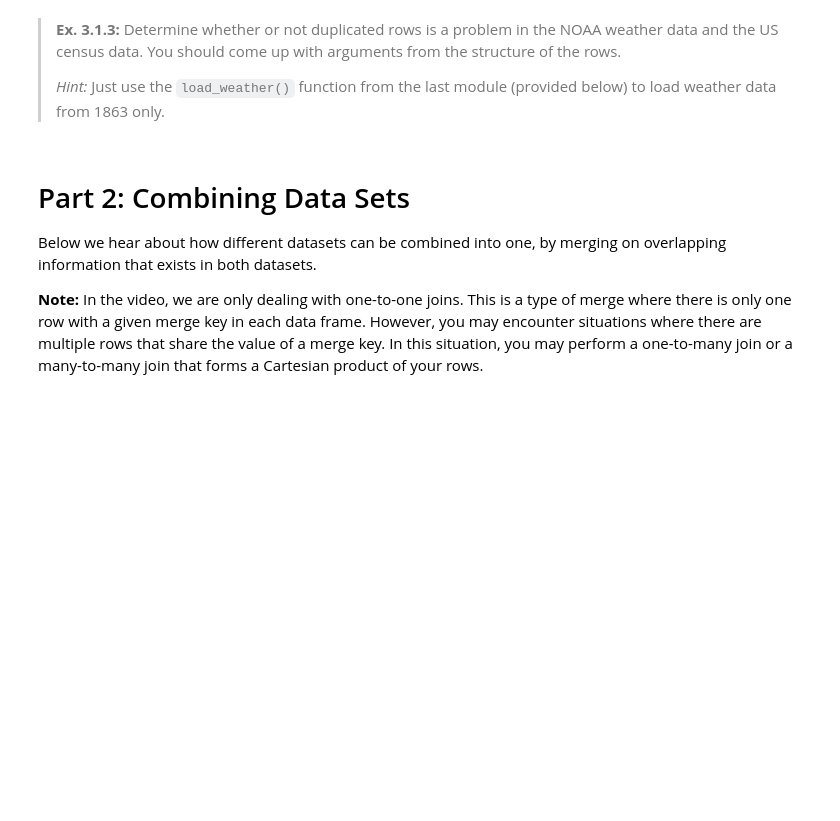
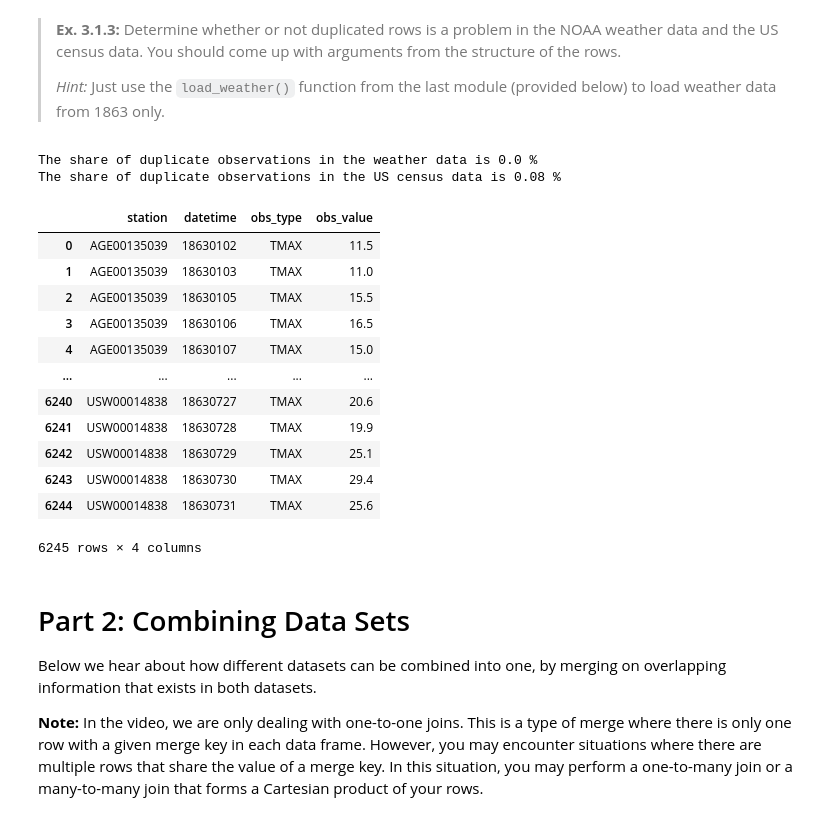
Before and after one commit to FrederikBarkholt/GruppeISDS22, a Jupyter notebook: module_3/module_3_exercises.ipynb, the cells around one changed output. Saved outputs shown, nothing was run; the diff lists cells and outputs as text; code cells hidden in the pictures; blank space fills up the shorter version.

```diff
--- a/module_3/module_3_exercises.ipynb
+++ b/module_3/module_3_exercises.ipynb
@@ -93,3 +133,27 @@ raise NotImplementedError()
+# %%
+weather_df = load_weather(1863)
+weather_df_droped = weather_df.drop_duplicates(['station', 'datetime'], keep='first')
+
+print(f"The share of duplicate observations in the weather data is {round((len(load_weather(1863)) - len(load_weather(1863).drop_duplicates(['station','datetime'])))/len(load_weather(1863))*100,2)} %")
+print(f"The share of duplicate observations in the US census data is {round((len(df_census_new) - len(df_census_new.drop_duplicates()))/len(df_census_new)*100,2)} %")
+
+weather_df_droped
+# %% [output]
+The share of duplicate observations in the weather data is 0.0 %
+The share of duplicate observations in the US census data is 0.08 %
+|  | station | datetime | obs_type | obs_value |
+| 0 | AGE00135039 | 18630102 | TMAX | 11.5 |
+| 1 | AGE00135039 | 18630103 | TMAX | 11.0 |
+| 2 | AGE00135039 | 18630105 | TMAX | 15.5 |
+| 3 | AGE00135039 | 18630106 | TMAX | 16.5 |
+| 4 | AGE00135039 | 18630107 | TMAX | 15.0 |
+| ... | ... | ... | ... | ... |
+| 6240 | USW00014838 | 18630727 | TMAX | 20.6 |
+| 6241 | USW00014838 | 18630728 | TMAX | 19.9 |
+| 6242 | USW00014838 | 18630729 | TMAX | 25.1 |
+| 6243 | USW00014838 | 18630730 | TMAX | 29.4 |
+| 6244 | USW00014838 | 18630731 | TMAX | 25.6 |
+6245 rows × 4 columns
 # %% [markdown]
 # Part 2: Combining Data Sets
 
```
Also changed, not shown: parts of 21 cells of this notebook, 1 other file.
